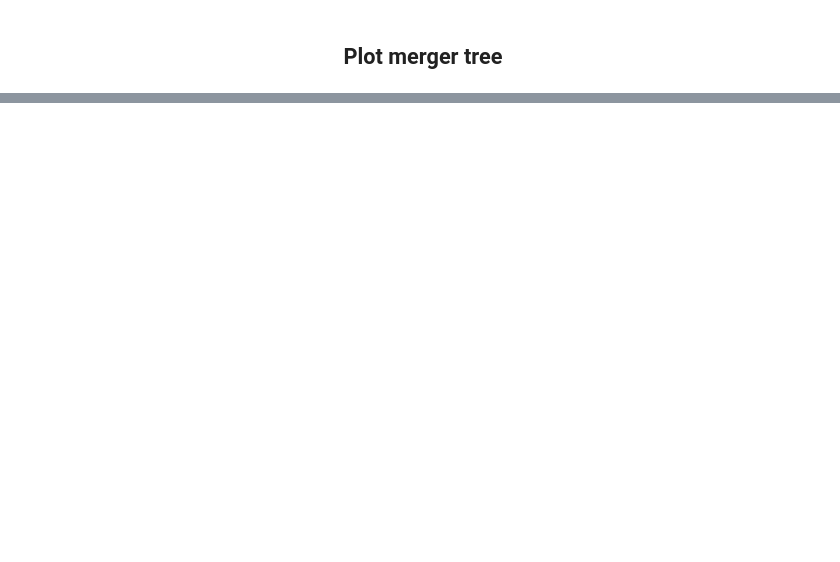
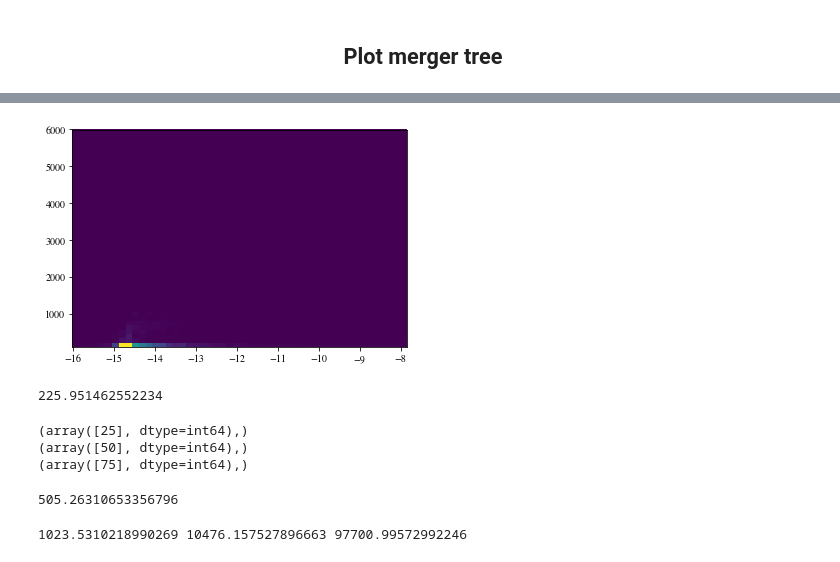
Before and after one commit to David-Ellis/m3p_merger, a Jupyter notebook: MergerTree.ipynb, the cells around one changed output, grey strips where cells are left out. Cells and saved outputs as stored; diff of their text form; code cells hidden in the pictures; blank space fills up the shorter version.

```diff
--- a/MergerTree.ipynb
+++ b/MergerTree.ipynb
@@ -111,0 +160,28 @@ plt.hist2d(np.log10(masses), np.log10(collapse_redshifts),bins = 30);
+# %%
+collapse_redshifts = np.load("axbig_manyz_CollapseRedshifts_f1em1.npy", allow_pickle = True)
+masses = np.load("axbig_manyz_FinalMasses_f1em1.npy", allow_pickle = True)
+
+plt.hist2d(np.log10(masses), collapse_redshifts,bins = 50);
+# %% [output]
+[figure, added]
+# %%
+np.mean(collapse_redshifts)
+# %% [output]
+225.951462552234
+# %%
+zs = np.logspace(2, 6, 100)
+print(np.where(zs==min(zs[zs>1000])))
+print(np.where(zs==min(zs[zs>10000])))
+print(np.where(zs==min(zs[zs>100000])))
+# %% [output]
+(array([25], dtype=int64),)
+(array([50], dtype=int64),)
+(array([75], dtype=int64),)
+# %%
+zs[164]
+# %% [output]
+505.26310653356796
+# %%
+print(zs[25], zs[50],zs[74])
+# %% [output]
+1023.5310218990269 10476.157527896663 97700.99572992246
```
Also changed, not shown: parts of 13 cells of this notebook, 1 other file.
